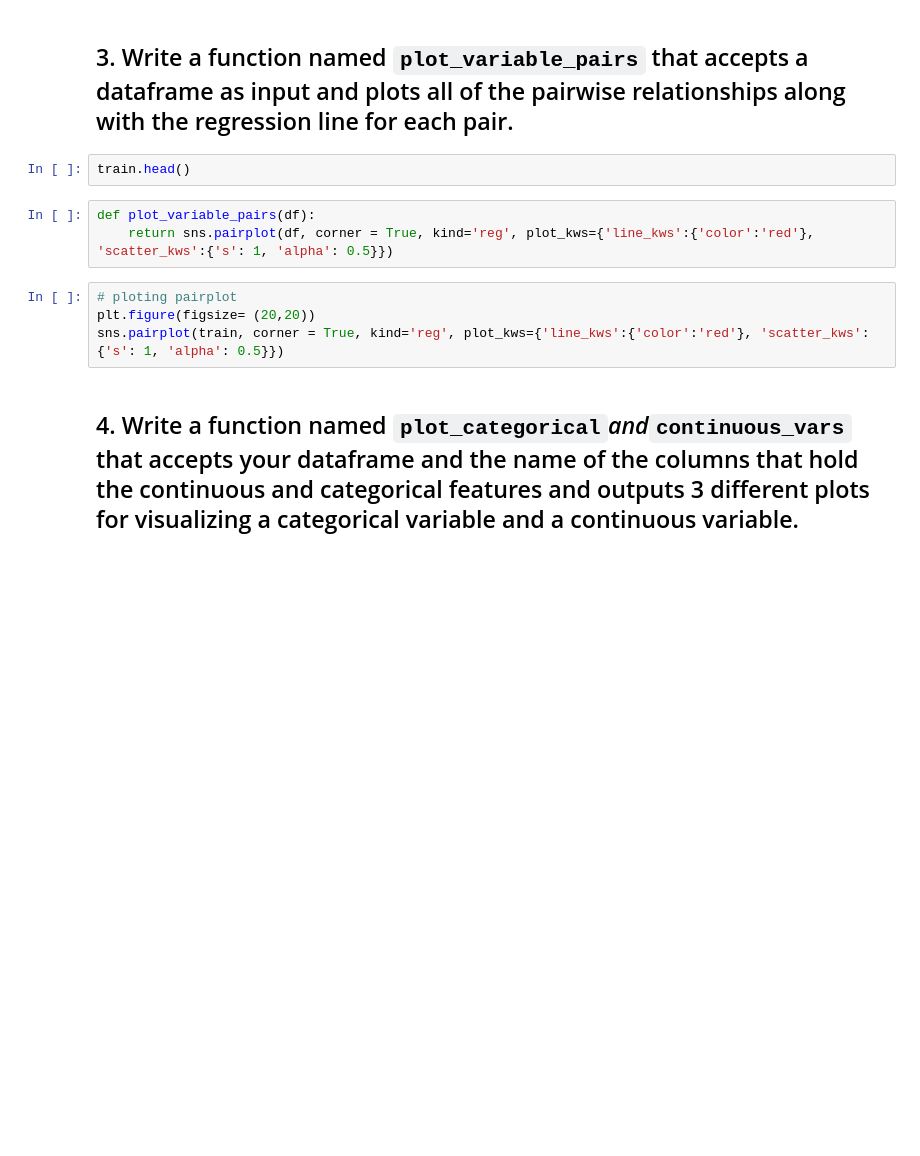
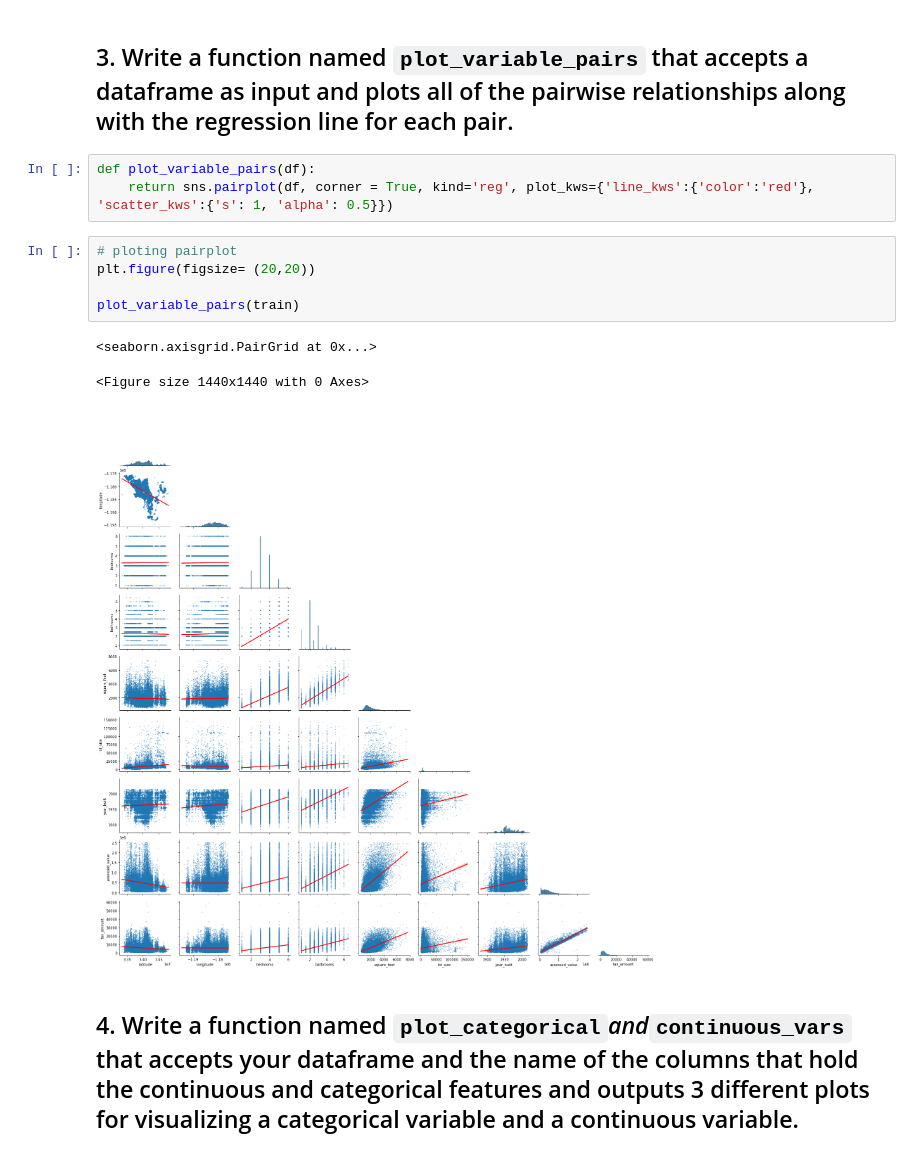
Before and after one commit to m3redithw/regression-exercises, a Jupyter notebook: explore.ipynb, the cells around one changed output. Cells and saved outputs as stored; diff of their text form; blank space fills up the shorter version.

```diff
--- a/explore.ipynb
+++ b/explore.ipynb
@@ -463,14 +463,17 @@ train.head()
 | 22416 | 33,554,928.00 | -117,631,141.00 | 3.00 | 2.50 | 1,828.00 | 2,414.00 | 2002 | 600,609.00 | ... |
 # %% [markdown]
 ## 3. Write a function named `plot_variable_pairs` that accepts a dataframe as input and plots all of the pairwise relationships along with the regression line for each pair.
-# %%
-train.head()
 # %%
 def plot_variable_pairs(df):
     return sns.pairplot(df, corner = True, kind='reg', plot_kws={'line_kws':{'color':'red'}, 'scatter_kws':{'s': 1, 'alpha': 0.5}})
 # %%
 # ploting pairplot
 plt.figure(figsize= (20,20))
-sns.pairplot(train, corner = True, kind='reg', plot_kws={'line_kws':{'color':'red'}, 'scatter_kws':{'s': 1, 'alpha': 0.5}})
+
+plot_variable_pairs(train)
+# %% [output]
+<seaborn.axisgrid.PairGrid at 0x...>
+<Figure size 1440x1440 with 0 Axes>
+[figure, added]
 # %% [markdown]
 ## 4. Write a function named `plot_categorical`_and_`continuous_vars` that accepts your dataframe and the name of the columns that hold the continuous and categorical features and outputs 3 different plots for visualizing a categorical variable and a continuous variable.
```
Also changed, not shown: parts of 4 cells of this notebook.
